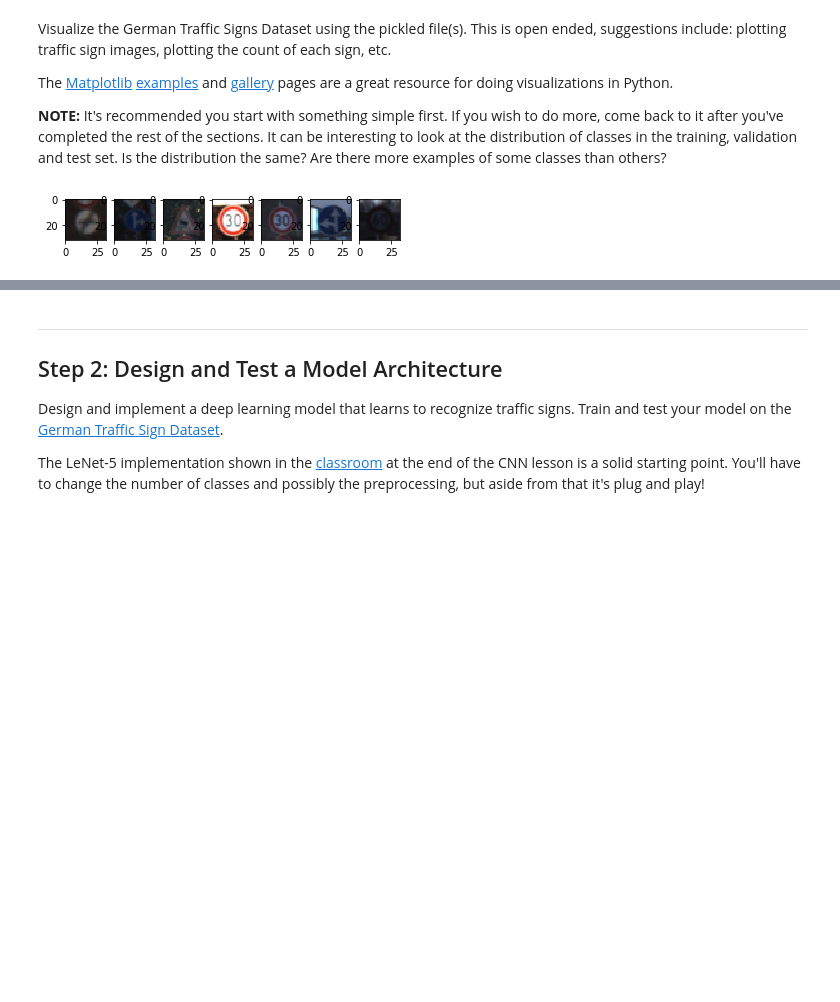
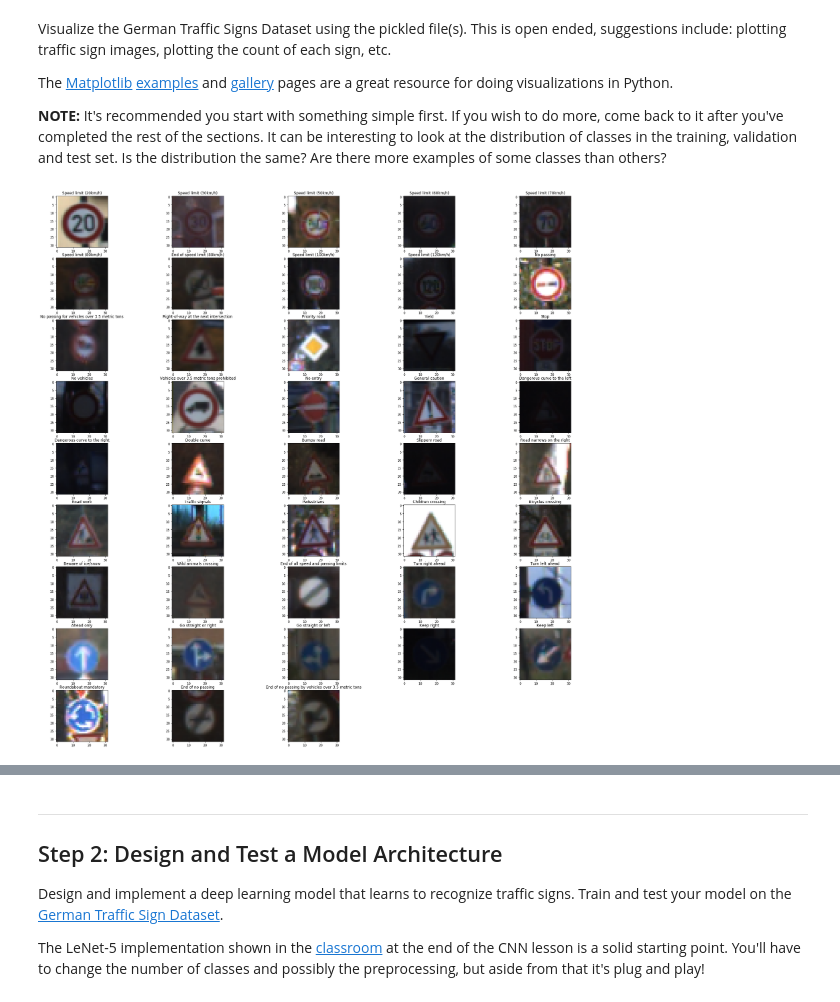
Before and after one commit to ferdy182/CarND-Traffic-Sign-Classifier-P2, a Jupyter notebook: Traffic_Sign_Classifier.ipynb, the cells around one changed output, grey strips where cells are left out. Saved outputs shown, nothing was run; the diff lists cells and outputs as text; code cells hidden in the pictures; blank space fills up the shorter version.

```diff
--- a/Traffic_Sign_Classifier.ipynb
+++ b/Traffic_Sign_Classifier.ipynb
@@ -72,7 +72,8 @@ n_test = len(X_test)
 image_shape = X_train[0].shape
 
 # TODO: How many unique classes/labels there are in the dataset.
-n_classes = len(np.unique(y_train))
+classes, indexes, counts = np.unique(y_train, return_index=True, return_counts=True)
+n_classes = len(classes)
 
 print("Number of training examples =", n_train)
 print("Number of testing examples =", n_test)
@@ -94,16 +95,26 @@ The [Matplotlib](http://matplotlib.org/) [examples](http://matplotlib.org/exampl
 # %%
 ### Data exploration visualization code goes here.
 ### Feel free to use as many code cells as needed.
 import matplotlib.pyplot as plt
 # Visualizations will be shown in the notebook.
 %matplotlib inline
 
-fig = plt.figure()
-for i in range(7):
-    img = X_train[1000*i]
-    fig.add_subplot(1,7,i+1)
-    plt.imshow(img)
+import csv
+label_dict = None
+with open("signnames.csv", mode="r") as infile:
+    reader = csv.reader(infile)
+    next(reader, None)
+    label_dict = {int(rows[0]):rows[1] for rows in reader}
+
+## Visualize first image of each class
+fig = plt.figure(figsize=(32,32))
+for i in range(n_classes):
+    img = X_train[indexes[i]]
+    ax = fig.add_subplot(9,5,i+1)
+    ax.set_title(label_dict[i])
+    plt.imshow(img, interpolation='none')
+
 
 fig.show()
 # %% [output]
-[figure, old version]
+[figure, new version]
```
Also changed, not shown: parts of 2 cells of this notebook.
